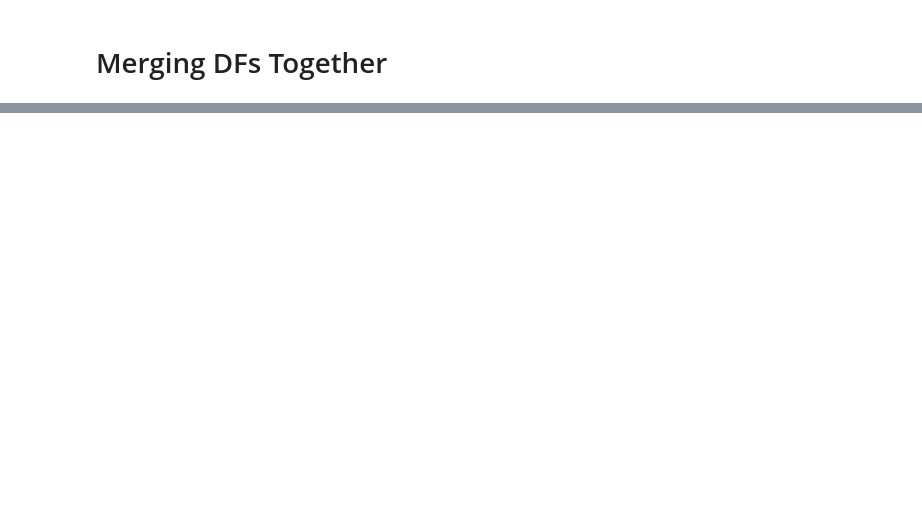
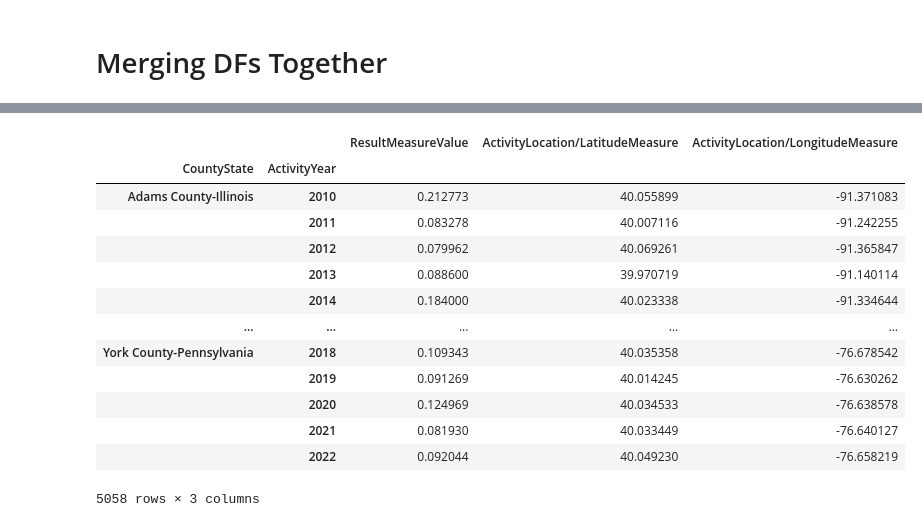
Before and after one commit to caroseca/troubled_waters, a Jupyter notebook: usgs_eda.ipynb, the cells around one changed output, grey strips where cells are left out. Drawn from its saved outputs; the diff is of its cells as text; code cells hidden in the pictures; blank space fills up the shorter version.

```diff
--- a/usgs_eda.ipynb
+++ b/usgs_eda.ipynb
@@ -233,0 +414,33 @@ data_usgs
+# %%
+
+
+
+desired_columns = ['ActivityStartDate', 'ResultMeasureValue', 'CountyState', 'ActivityLocation/LatitudeMeasure','ActivityLocation/LongitudeMeasure']
+modeling = data_usgs_GL.loc[:,desired_columns]
+
+# convert to year
+modeling['ActivityStartDate'] = pd.to_datetime(modeling['ActivityStartDate'])
+modeling['ActivityYear'] = modeling['ActivityStartDate'].dt.year
+
+#drop the full date
+modeling.drop('ActivityStartDate', axis=1, inplace=True)
+
+# finding mean by county and year, not resetting index because want to sew back together after imputation
+modeling = modeling.groupby(['CountyState', 'ActivityYear']).agg({'ResultMeasureValue': 'mean', 'ActivityLocation/LatitudeMeasure':'mean','ActivityLocation/LongitudeMeasure':'mean'})
+# modeling = modeling.groupby(['CountyName', 'Year']).agg({'ResultMeasureValue': 'mean'}).reset_index()
+modeling
+# %% [output]
+|  |  | ResultMeasureValue | ActivityLocation/LatitudeMeasure | ActivityLocation/LongitudeMeasure |
+| CountyState | ActivityYear |  |  |  |
+| Adams County-Illinois | 2010 | 0.212773 | 40.055899 | -91.371083 |
+|  | 2011 | 0.083278 | 40.007116 | -91.242255 |
+|  | 2012 | 0.079962 | 40.069261 | -91.365847 |
+|  | 2013 | 0.088600 | 39.970719 | -91.140114 |
+|  | 2014 | 0.184000 | 40.023338 | -91.334644 |
+| ... | ... | ... | ... | ... |
+| York County-Pennsylvania | 2018 | 0.109343 | 40.035358 | -76.678542 |
+|  | 2019 | 0.091269 | 40.014245 | -76.630262 |
+|  | 2020 | 0.124969 | 40.034533 | -76.638578 |
+|  | 2021 | 0.081930 | 40.033449 | -76.640127 |
+|  | 2022 | 0.092044 | 40.049230 | -76.658219 |
+5058 rows × 3 columns
```
Also changed, not shown: parts of 49 cells of this notebook.
